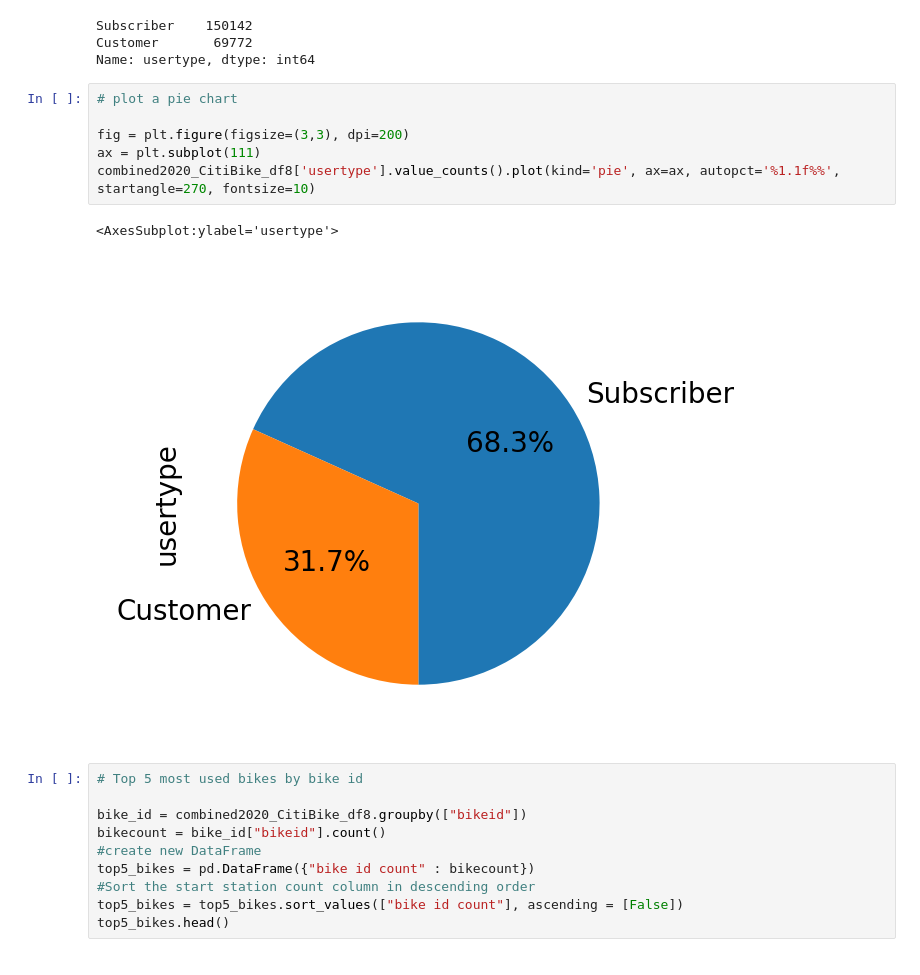
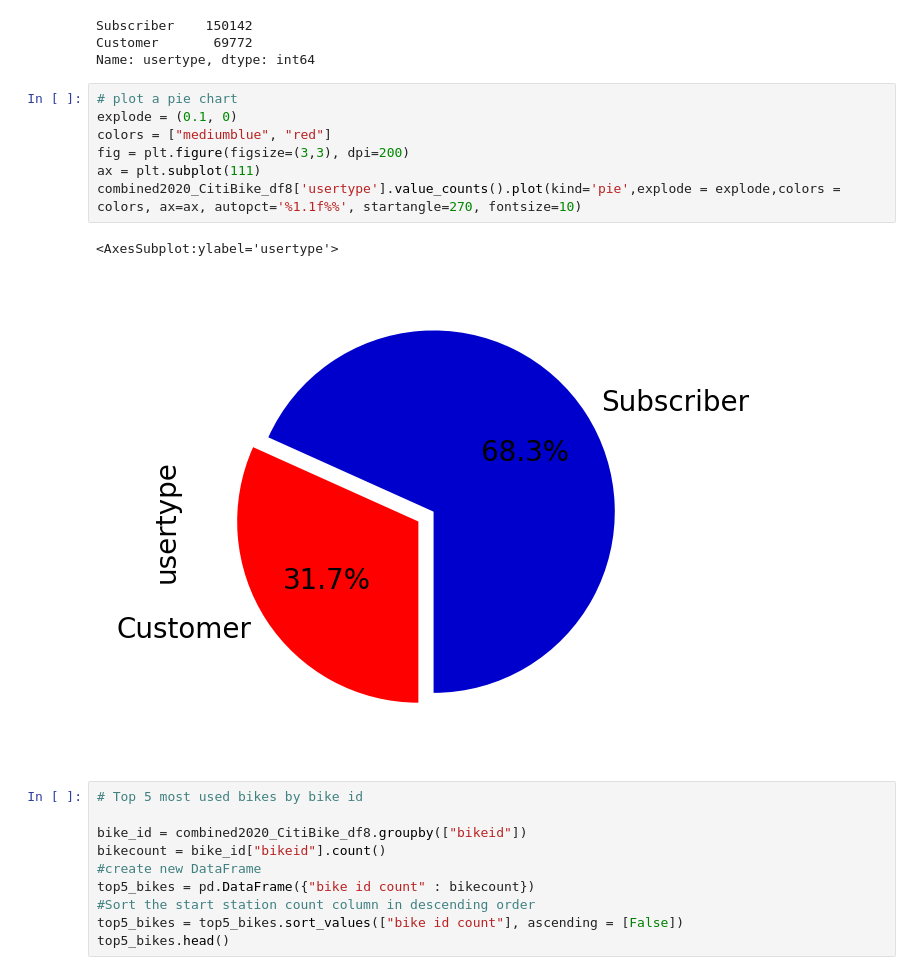
Before and after one commit to tnatoli29/Project_1, a Jupyter notebook: CitiBike/CitiBike 2020 Merge.ipynb, the cells around one changed output. Cells and saved outputs as stored; diff of their text form.

```diff
--- a/CitiBike/CitiBike 2020 Merge.ipynb
+++ b/CitiBike/CitiBike 2020 Merge.ipynb
@@ -348,13 +345,14 @@ Customer       69772
 Name: usertype, dtype: int64
 # %%
 # plot a pie chart
-
+explode = (0.1, 0)
+colors = ["mediumblue", "red"]
 fig = plt.figure(figsize=(3,3), dpi=200)
 ax = plt.subplot(111)
-combined2020_CitiBike_df8['usertype'].value_counts().plot(kind='pie', ax=ax, autopct='%1.1f%%', startangle=270, fontsize=10)
+combined2020_CitiBike_df8['usertype'].value_counts().plot(kind='pie',explode = explode,colors = colors, ax=ax, autopct='%1.1f%%', startangle=270, fontsize=10)
 # %% [output]
 <AxesSubplot:ylabel='usertype'>
-[figure, old version]
+[figure, new version]
 # %%
 # Top 5 most used bikes by bike id
 
```
Also changed, not shown: parts of 14 cells of this notebook.
